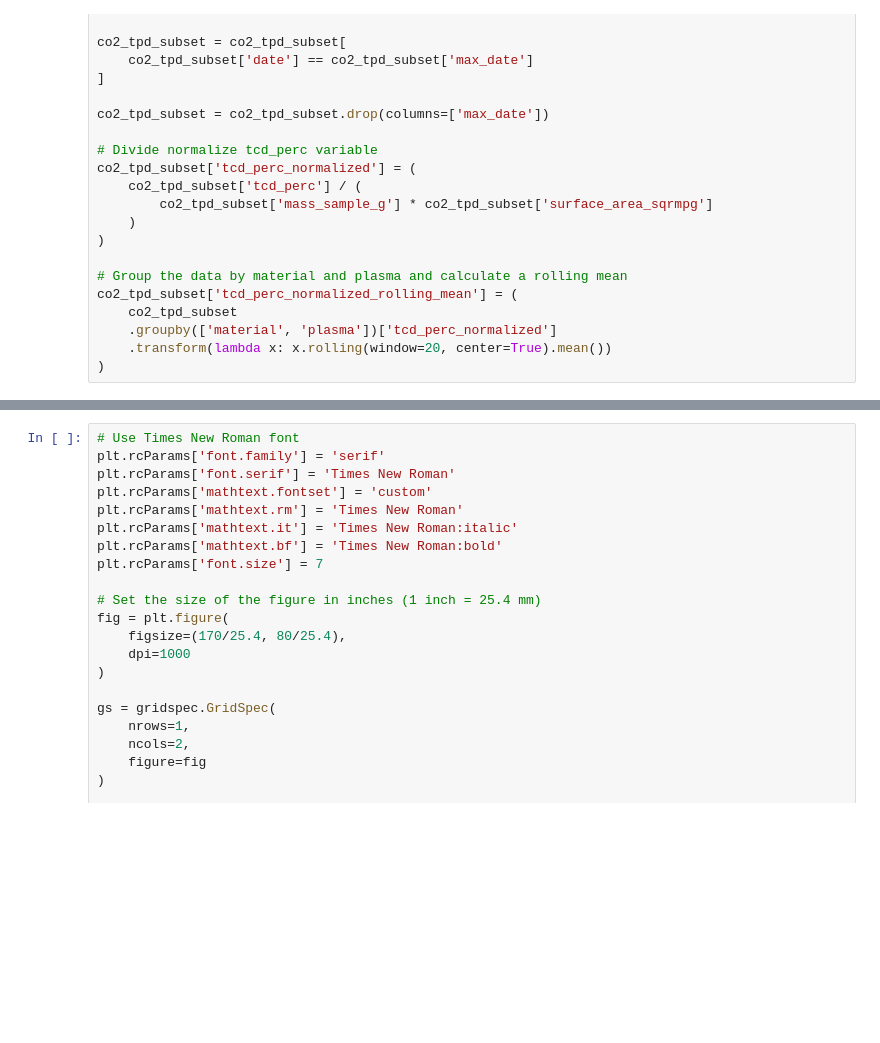
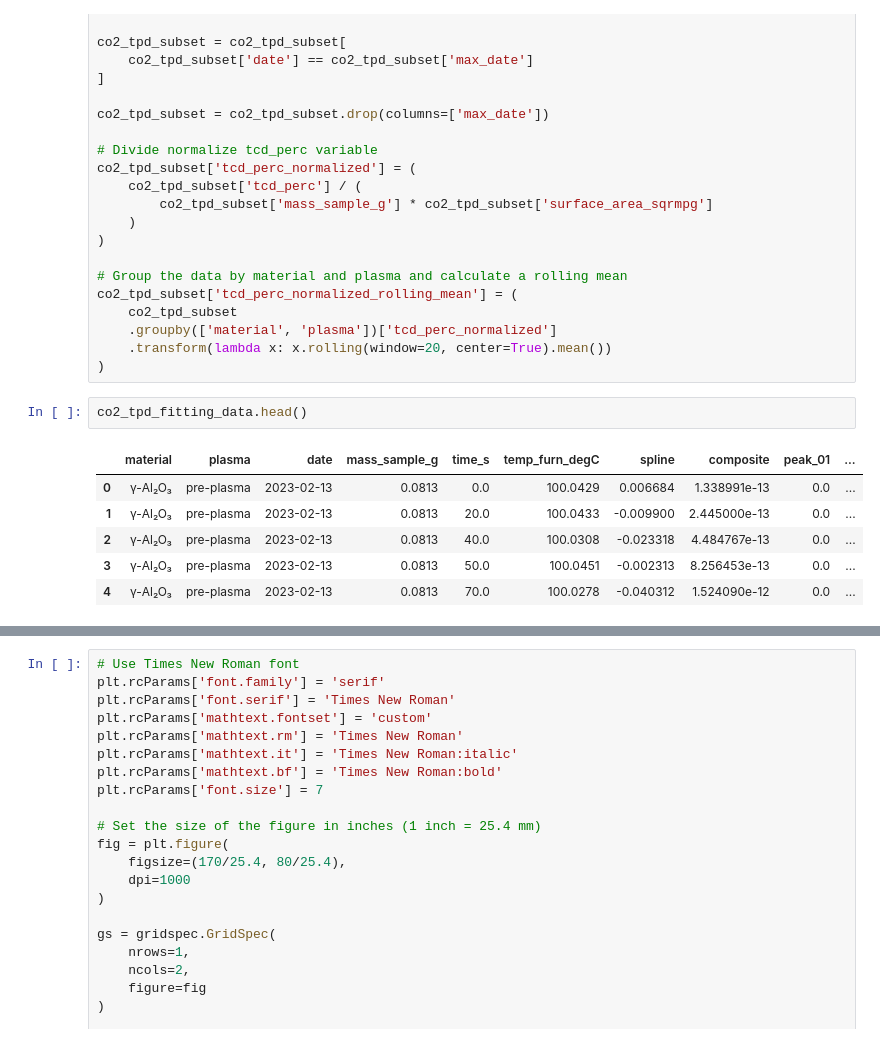
Before and after one commit to sbossier/ladca_incat_envecon_paper, a Jupyter notebook: ipynb/visualisation_co2_tpd.ipynb, the cells around one changed output, grey strips where cells are left out. Cells and saved outputs as stored; diff of their text form; blank space fills up the shorter version.

```diff
--- a/ipynb/visualisation_co2_tpd.ipynb
+++ b/ipynb/visualisation_co2_tpd.ipynb
@@ -131,3 +132,12 @@ co2_tpd_subset['tcd_perc_normalized_rolling_mean'] = (
     .groupby(['material', 'plasma'])['tcd_perc_normalized']
     .transform(lambda x: x.rolling(window=20, center=True).mean())
 )
+# %%
+co2_tpd_fitting_data.head()
+# %% [output]
+|  | material | plasma | date | mass_sample_g | time_s | temp_furn_degC | spline | composite | peak_01 | ... |
+| 0 | γ-Al₂O₃ | pre-plasma | 2023-02-13 | 0.0813 | 0.0 | 100.0429 | 0.006684 | 1.338991e-13 | 0.0 | ... |
+| 1 | γ-Al₂O₃ | pre-plasma | 2023-02-13 | 0.0813 | 20.0 | 100.0433 | -0.009900 | 2.445000e-13 | 0.0 | ... |
+| 2 | γ-Al₂O₃ | pre-plasma | 2023-02-13 | 0.0813 | 40.0 | 100.0308 | -0.023318 | 4.484767e-13 | 0.0 | ... |
+| 3 | γ-Al₂O₃ | pre-plasma | 2023-02-13 | 0.0813 | 50.0 | 100.0451 | -0.002313 | 8.256453e-13 | 0.0 | ... |
+| 4 | γ-Al₂O₃ | pre-plasma | 2023-02-13 | 0.0813 | 70.0 | 100.0278 | -0.040312 | 1.524090e-12 | 0.0 | ... |
```
Also changed, not shown: parts of 4 cells of this notebook.
